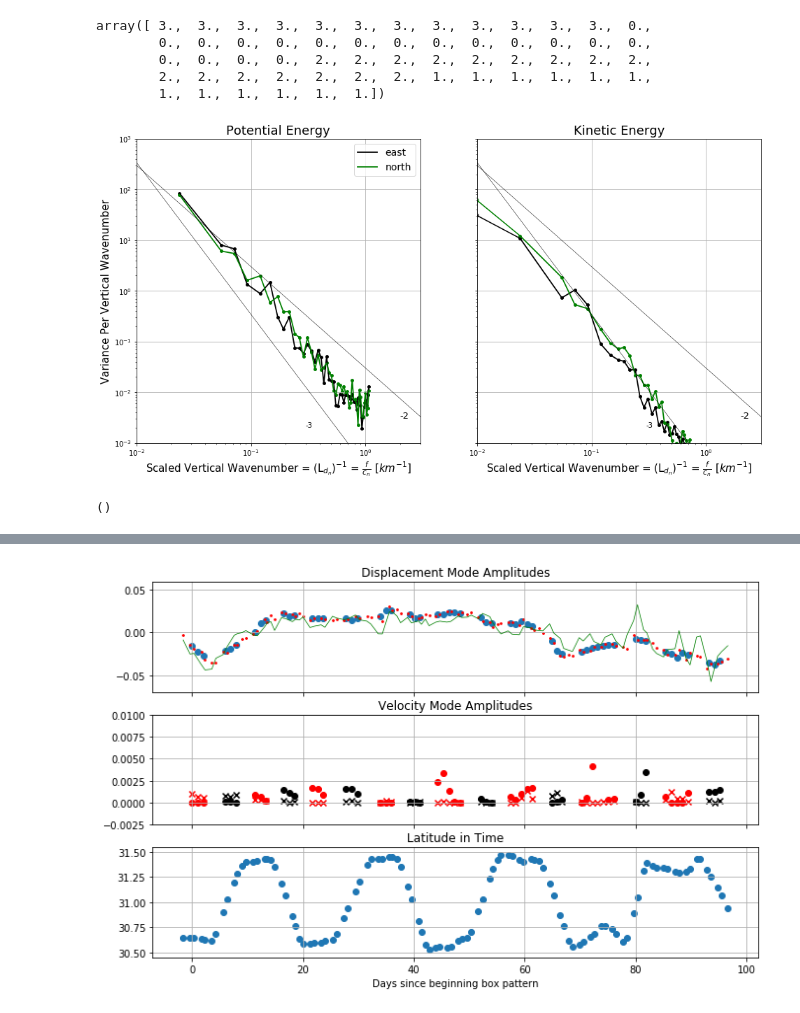
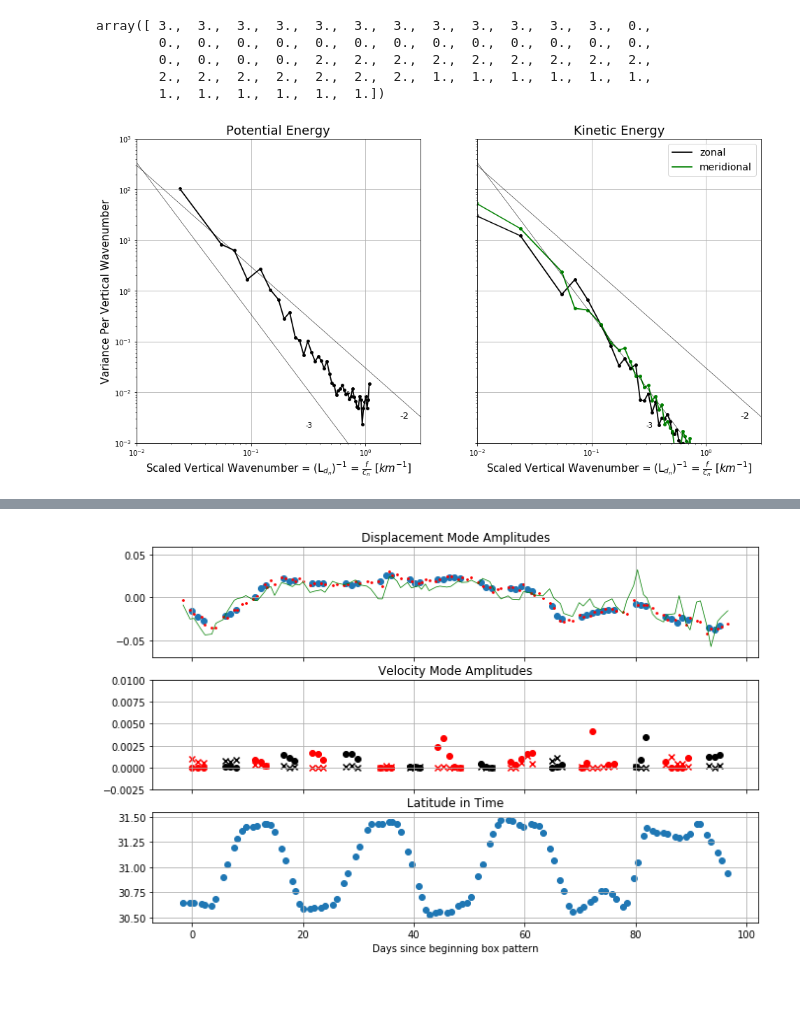
Before and after one commit to jakesteinberg/geostrophic_turbulence, a Jupyter notebook: bermuda_dg037_2019_mode_projections.ipynb, the cells around one changed output, grey strips where cells are left out. Drawn from its saved outputs; the diff is of its cells as text; code cells hidden in the pictures.

```diff
--- a/bermuda_dg037_2019_mode_projections.ipynb
+++ b/bermuda_dg037_2019_mode_projections.ipynb
@@ -662,13 +755,14 @@ lw = [1.75, 1.75, 1.75, .8]
 scz = [15, 15, 15, 6]
 # sort_by_uv = [[0,1,2,6,7,8], [3,4,5,9,10,11]] #avg across two u transects and two v transects (will need to update)
 # sort_by_uv = [[0,1,2,3,4,5,6,7,8,9,10,11, 6,7,8], [3,4,5,9,10,11]] #avg across two u transects and two v transects (will need to update)
-labs = ['east', 'north']
+labs = ['zonal', 'meridional']
 cols = ['k', 'g']
 inn = [np.where((box_side_info == 1) | (box_side_info == 3))[0], np.where((box_side_info == 0) | (box_side_info == 2))[0]]
-ax1.plot(sc_x, np.nanmean(PE_per_mass_0[1:, inn[0]], axis=1) / dk, color=cols[0], label=labs[0], linewidth=lw[0])
-ax1.scatter(sc_x, np.nanmean(PE_per_mass_0[1:, inn[0]], axis=1) / dk, color=cols[0], s=scz[0])
-ax1.plot(sc_x, np.nanmean(PE_per_mass_0[1:, inn[1]], axis=1) / dk, color=cols[1], label=labs[1], linewidth=lw[1])
-ax1.scatter(sc_x, np.nanmean(PE_per_mass_0[1:, inn[1]], axis=1) / dk, color=cols[1], s=scz[1])
+
+ax1.plot(sc_x, np.nanmean(PE_per_mass_0[1:, :], axis=1) / dk, color=cols[0], label=labs[0], linewidth=lw[0])
+ax1.scatter(sc_x, np.nanmean(PE_per_mass_0[1:, :], axis=1) / dk, color=cols[0], s=scz[0])
+# ax1.plot(sc_x, np.nanmean(PE_per_mass_0[1:, inn[1]], axis=1) / dk, color=cols[1], label=labs[1], linewidth=lw[1])
+# ax1.scatter(sc_x, np.nanmean(PE_per_mass_0[1:, inn[1]], axis=1) / dk, color=cols[1], s=scz[1])
 
 ax2.plot(sc_x, np.nanmean(HKE_per_mass_u_0[1:, :], axis=1) / dk, color=cols[0], label=labs[0], linewidth=lw[0])
 ax2.scatter(sc_x, np.nanmean(HKE_per_mass_u_0[1:, :], axis=1) / dk, color=cols[0], s=scz[0])
@@ -696,38 +790,37 @@ ax2.scatter(10**-2, np.nanmean(HKE_per_mass_v_0, axis=1)[0] / dk, color=cols[1],
 # for i in range(len(modeno)):
 #     ax1.text(sc_x[i], (np.nanmean(PE_per_mass_0[i + 1, bckgrds[0]]) / dk) +
 #              (np.nanmean(PE_per_mass_0[i + 1, bckgrds[0]]) / dk)/7, modeno[i], color=cols[0])
 # -- GM
 # ax1.plot(1000 * sta_bats_f / sta_bats_c[1:], 0.25 * PE_GM_bats / sta_bats_dk, color='k', linewidth=0.75, linestyle='--')
 # ax1.text(1000 * sta_bats_f / sta_bats_c[1] - .01, 0.5 * PE_GM_bats[1] / sta_bats_dk, r'$1/4 PE_{GM}$', fontsize=10)
 # ax2.plot(1000 * sta_bats_f / sta_bats_c[1:], 0.25 * GMKE_bats / sta_bats_dk, color='k', linewidth=0.75, linestyle='--')
 # ax2.text(1000 * sta_bats_f / sta_bats_c[1] - .01, 0.5 * GMKE_bats[1] / sta_bats_dk, r'$1/4 KE_{GM}$', fontsize=10)
 ax1.plot([7 * 10**-3, 7 * 10**-1], [10**3, 10**-3], color='k', linewidth=0.5)
 ax1.text(3*10**-1, 2*10**-3, '-3', fontsize=10)
 ax1.plot([10**-2, 10**1], [3*10**2, 3*10**-4], color='k', linewidth=0.5)
 ax1.text(2*10**0, 3*10**-3, '-2', fontsize=13)
 ax2.plot([7 * 10**-3, 7 * 10**-1], [10**3, 10**-3], color='k', linewidth=0.5)
 ax2.text(3*10**-1, 2*10**-3, '-3', fontsize=10)
 ax2.plot([10**-2, 10**1], [3*10**2, 3*10**-4], color='k', linewidth=0.5)
 ax2.text(2*10**0, 3*10**-3, '-2', fontsize=13)
-handles, labels = ax1.get_legend_handles_labels()
-ax1.legend(handles, labels, fontsize=14)
+handles, labels = ax2.get_legend_handles_labels()
+ax2.legend(handles, labels, fontsize=14)
 ax1.set_xlabel(r'Scaled Vertical Wavenumber = (L$_{d_{n}}$)$^{-1}$ = $\frac{f}{c_n}$ [$km^{-1}$]', fontsize=15)
 ax1.set_ylabel('Variance Per Vertical Wavenumber', fontsize=15)
 ax1.set_title('Potential Energy', fontsize=18)
 ax1.set_xlim([10 ** -2, 3 * 10 ** 0])
 ax1.set_ylim([10 ** (-3), 1 * 10 ** 3])
 ax1.set_yscale('log')
 ax1.set_xscale('log')
 ax2.set_xlabel(r'Scaled Vertical Wavenumber = (L$_{d_{n}}$)$^{-1}$ = $\frac{f}{c_n}$ [$km^{-1}$]', fontsize=15)
 ax2.set_title('Kinetic Energy', fontsize=18)
 ax2.set_xlim([10 ** -2, 3 * 10 ** 0])
 ax2.set_xscale('log')
 ax1.grid()
 plot_pro(ax2)
-# f_s_en.savefig("/Users/jake/Documents/baroclinic_modes/Meetings/meeting_19_09_04/sg037_pe_ke.jpg", dpi=300)
+f_s_en.savefig("/Users/jake/Documents/baroclinic_modes/Meetings/meeting_19_09_04/sg037_pe_ke.jpg", dpi=300)
 # %% [output]
-[figure, old version]
+[figure, new version]
-()
 # %%
 matplotlib.rcParams['figure.figsize'] = (12, 10)
 cmap = plt.cm.get_cmap("viridis", len(mw_eta_3_order[1, :]))
```
Also changed, not shown: parts of 15 cells of this notebook, 6 other files.
